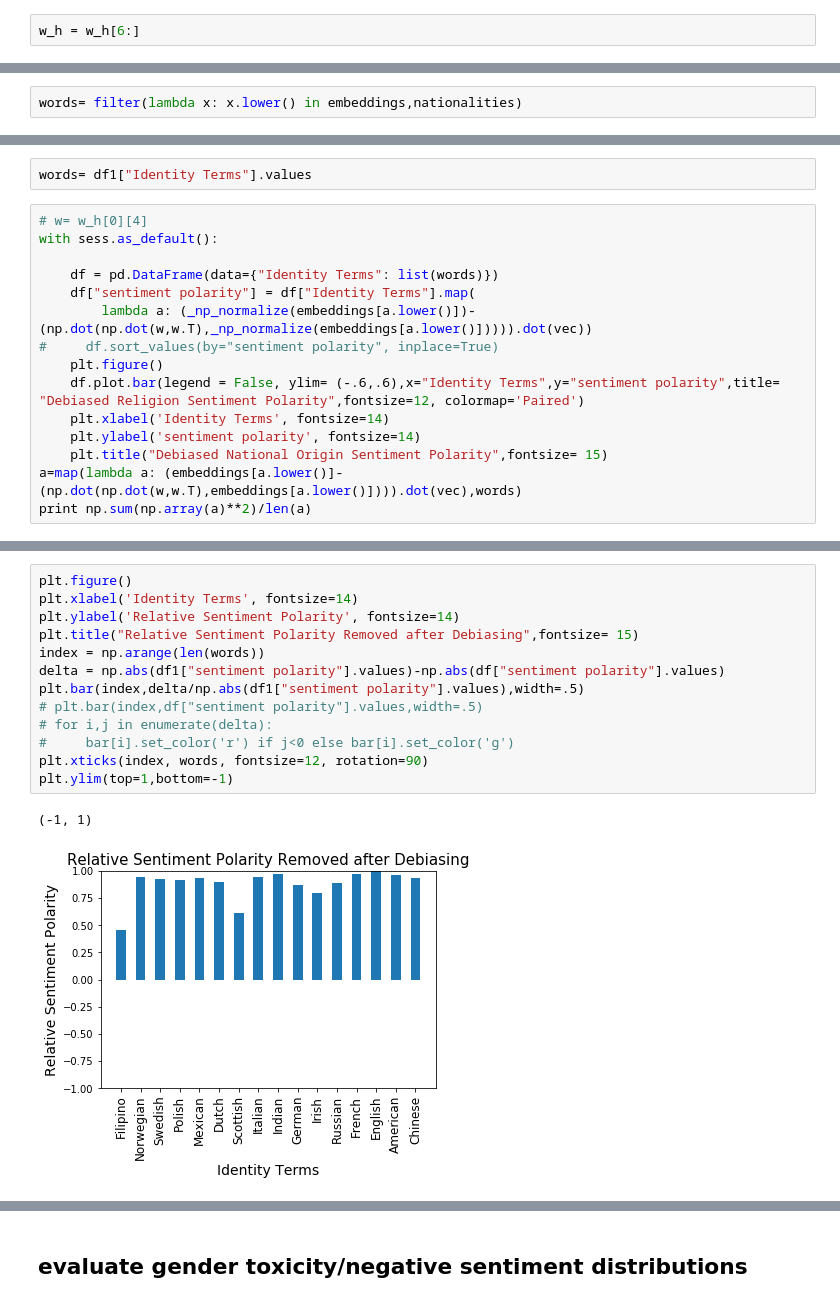
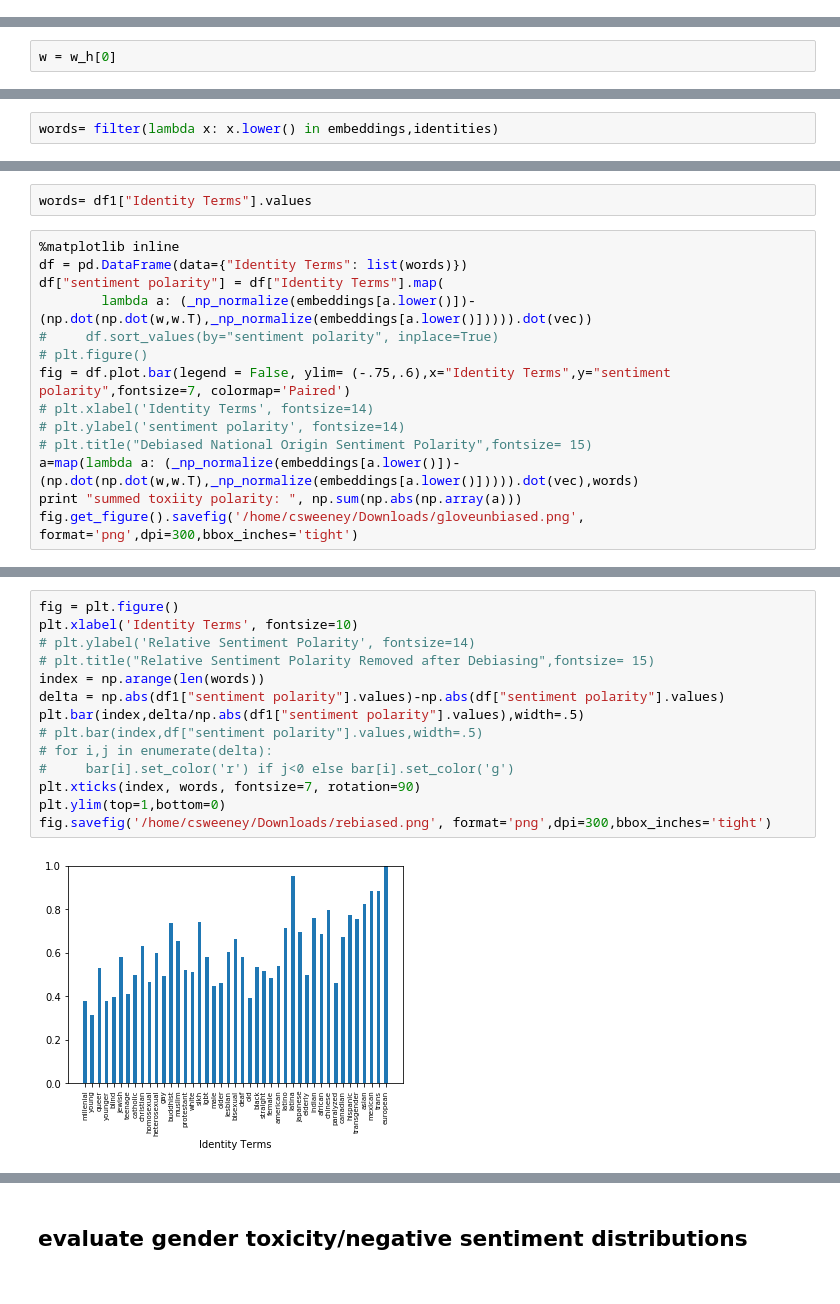
Before and after one commit to ChristopherSweeney/AIFairness, a Jupyter notebook: python_notebooks/Adversarial_Mitigating_Word_Embeddings_Bias.ipynb, the cells around one changed output, grey strips where cells are left out. Cells and saved outputs as stored; diff of their text form.

```diff
--- a/python_notebooks/Adversarial_Mitigating_Word_Embeddings_Bias.ipynb
+++ b/python_notebooks/Adversarial_Mitigating_Word_Embeddings_Bias.ipynb
@@ -692,2 +513,0 @@ for i in nationalities:
-# %%
-w_h = w_h[6:]
@@ -700 +514,3 @@ with sess.as_default():
+# %%
+w = w_h[0]
 # %%
@@ -739,3 +555,3 @@ client.similar_by_vector(_np_normalize(embeddings['american'])-np.dot(np.dot(w,w
 # %%
-words= filter(lambda x: x.lower() in embeddings,nationalities)
+words= filter(lambda x: x.lower() in embeddings,identities)
 # %%
@@ -759,18 +577,17 @@ print np.sum(np.array(a)**2)/len(a)
 # %%
 words= df1["Identity Terms"].values
 # %%
-# w= w_h[0][4]
-with sess.as_default():
-
-    df = pd.DataFrame(data={"Identity Terms": list(words)})
-    df["sentiment polarity"] = df["Identity Terms"].map(
+%matplotlib inline
+df = pd.DataFrame(data={"Identity Terms": list(words)})
+df["sentiment polarity"] = df["Identity Terms"].map(
         lambda a: (_np_normalize(embeddings[a.lower()])-(np.dot(np.dot(w,w.T),_np_normalize(embeddings[a.lower()])))).dot(vec))
 #     df.sort_values(by="sentiment polarity", inplace=True)
-    plt.figure()
-    df.plot.bar(legend = False, ylim= (-.6,.6),x="Identity Terms",y="sentiment polarity",title= "Debiased Religion Sentiment Polarity",fontsize=12, colormap='Paired')
-    plt.xlabel('Identity Terms', fontsize=14)
-    plt.ylabel('sentiment polarity', fontsize=14)
-    plt.title("Debiased National Origin Sentiment Polarity",fontsize= 15)
-a=map(lambda a: (embeddings[a.lower()]-(np.dot(np.dot(w,w.T),embeddings[a.lower()]))).dot(vec),words)
-print np.sum(np.array(a)**2)/len(a)
+# plt.figure()
+fig = df.plot.bar(legend = False, ylim= (-.75,.6),x="Identity Terms",y="sentiment polarity",fontsize=7, colormap='Paired')
+# plt.xlabel('Identity Terms', fontsize=14)
+# plt.ylabel('sentiment polarity', fontsize=14)
+# plt.title("Debiased National Origin Sentiment Polarity",fontsize= 15)
+a=map(lambda a: (_np_normalize(embeddings[a.lower()])-(np.dot(np.dot(w,w.T),_np_normalize(embeddings[a.lower()])))).dot(vec),words)
+print "summed toxiity polarity: ", np.sum(np.abs(np.array(a)))
+fig.get_figure().savefig('/home/csweeney/Downloads/gloveunbiased.png', format='png',dpi=300,bbox_inches='tight')
 # %% [output]
@@ -795,16 +611,16 @@ plt.ylim(top=.6,bottom=-.6)
 # %%
-plt.figure()
-plt.xlabel('Identity Terms', fontsize=14)
-plt.ylabel('Relative Sentiment Polarity', fontsize=14)
-plt.title("Relative Sentiment Polarity Removed after Debiasing",fontsize= 15)
+fig = plt.figure()
+plt.xlabel('Identity Terms', fontsize=10)
+# plt.ylabel('Relative Sentiment Polarity', fontsize=14)
+# plt.title("Relative Sentiment Polarity Removed after Debiasing",fontsize= 15)
 index = np.arange(len(words))
 delta = np.abs(df1["sentiment polarity"].values)-np.abs(df["sentiment polarity"].values)
 plt.bar(index,delta/np.abs(df1["sentiment polarity"].values),width=.5)
 # plt.bar(index,df["sentiment polarity"].values,width=.5)
 # for i,j in enumerate(delta):
 #     bar[i].set_color('r') if j<0 else bar[i].set_color('g')
-plt.xticks(index, words, fontsize=12, rotation=90)
-plt.ylim(top=1,bottom=-1)
+plt.xticks(index, words, fontsize=7, rotation=90)
+plt.ylim(top=1,bottom=0)
+fig.savefig('/home/csweeney/Downloads/rebiased.png', format='png',dpi=300,bbox_inches='tight')
 # %% [output]
-(-1, 1)
-[figure, old version]
+[figure, new version]
```
Also changed, not shown: parts of 71 cells of this notebook, 3 other files.
